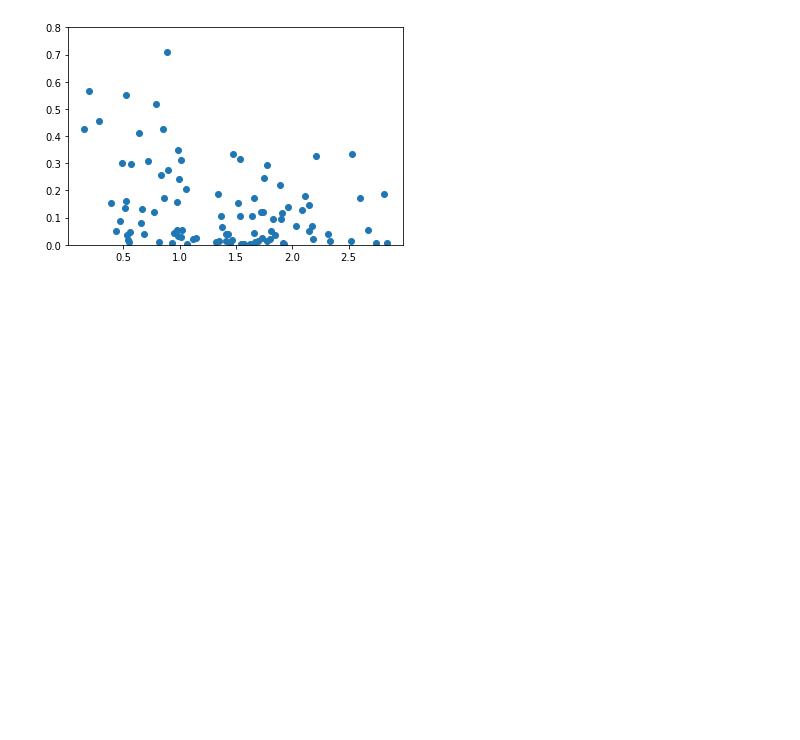
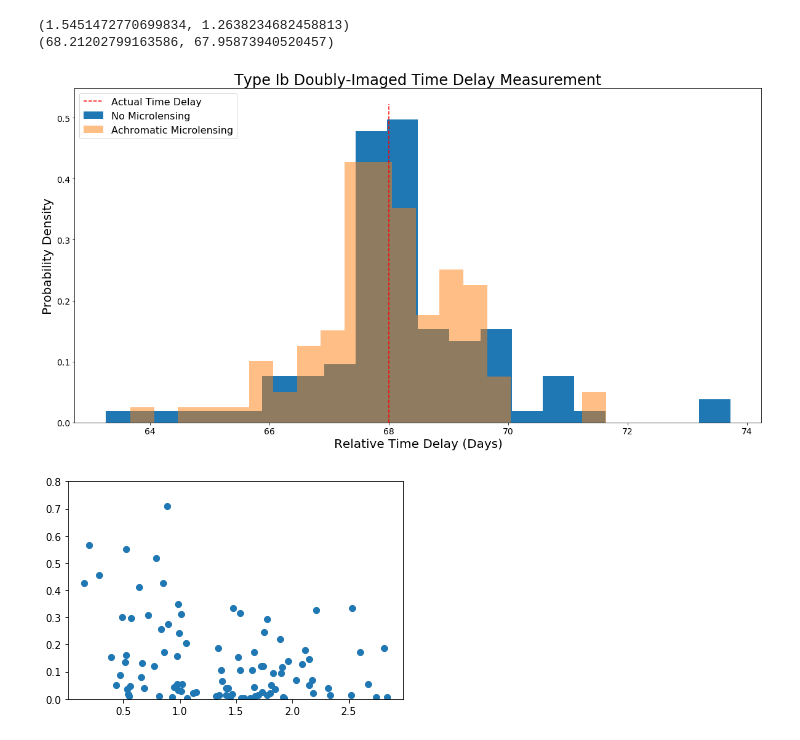
Before and after one commit to jpierel14/sntd, a Jupyter notebook: ml_test.ipynb, the cells around one changed output. Saved outputs shown, nothing was run; the diff lists cells and outputs as text; code cells hidden in the pictures; blank space fills up the shorter version.

```diff
--- a/ml_test.ipynb
+++ b/ml_test.ipynb
@@ -143,3 +189,27 @@ for i in range(100):
+# %%
+noScatter1=deepcopy(all_lcs1)
+noScatter2=deepcopy(all_lcs2)
+# %%
+
+print(np.std(noScatter1),np.std(noScatter2))
+print(np.mean(noScatter1),np.mean(noScatter2))
+fig=plt.figure(figsize=(20,10))
+ax=fig.gca()
+
+ax.hist(noScatter1, bins=nsim/5, normed=True,label='No Microlensing')
+ax.hist(noScatter2, bins=nsim/5, normed=True,label='Achromatic Microlensing',alpha=.5)
+ax.plot([68,68],ax.get_ylim(),'r--',label='Actual Time Delay')
+ax.legend(loc='upper left',fontsize=16)
+ax.set_title('Type Ib Doubly-Imaged Time Delay Measurement',size=24)
+ax.set_ylabel('Probability Density',size=20)
+ax.set_xlabel('Relative Time Delay (Days)',size=20)
+ax.tick_params(axis='x', labelsize=14)
+ax.tick_params(axis='y', labelsize=14)
+plt.show()
+# %% [output]
+(1.5451472770699834, 1.2638234682458813)
+(68.21202799163586, 67.95873940520457)
+[figure, added]
 # %%
 for i in range(2):
     fig=plt.figure()
```
Also changed, not shown: parts of 5 cells of this notebook, 3 other files.
